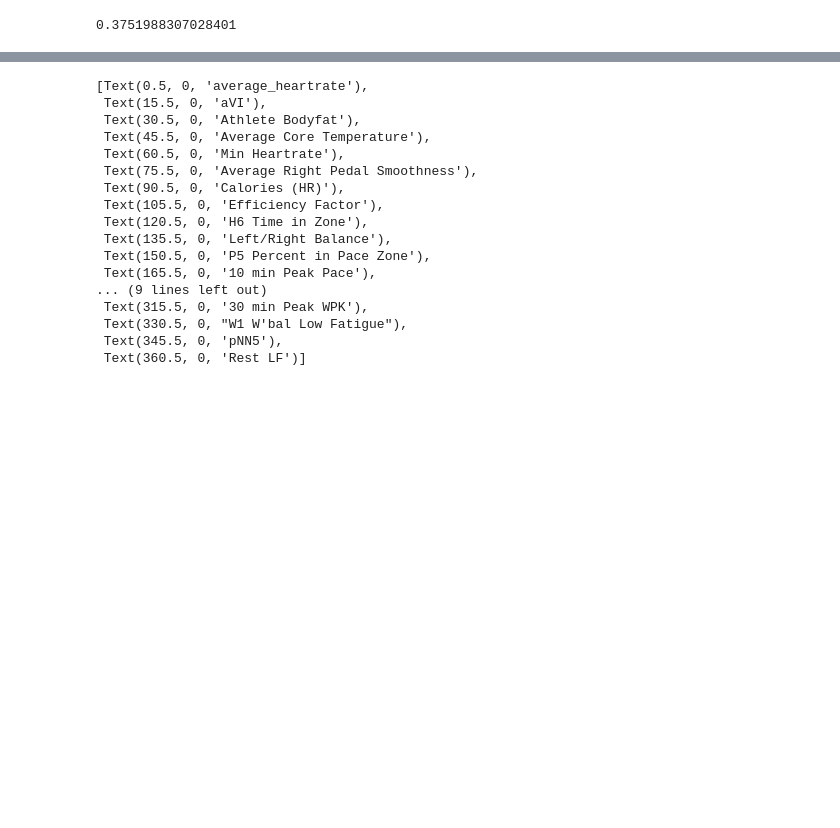
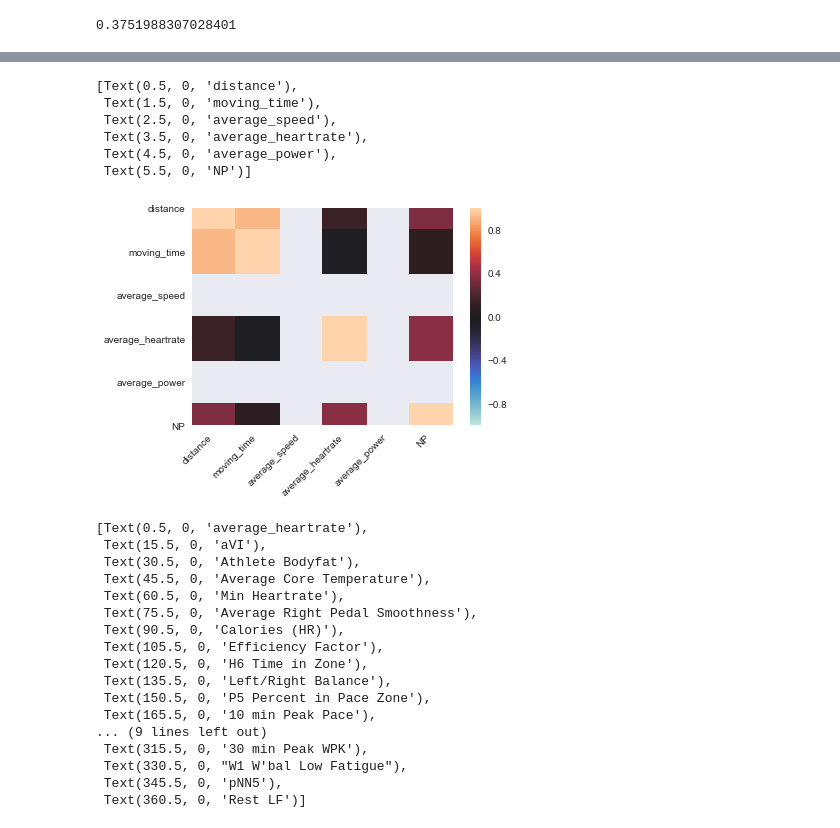
Before and after one commit to bhagyashreedhebe/Portfolios, a Jupyter notebook: Portfolio 1.ipynb, the cells around one changed output, grey strips where cells are left out. Saved outputs shown, nothing was run; the diff lists cells and outputs as text; code cells hidden in the pictures; blank space fills up the shorter version.

```diff
--- a/Portfolio 1.ipynb
+++ b/Portfolio 1.ipynb
@@ -286,0 +298,3 @@ import seaborn as sns
+# %%
+indexes = DataFrame(joined_df, columns = ['distance','moving_time','average_speed', 'average_heartrate','average_power','NP', 'elevation_gain'])
+print(indexes)
@@ -287,3 +319,15 @@ import seaborn as sns
+# %%
+corr =indexes.corr()
+ax = sns.heatmap(corr, vmin = -1,vmax=1,center=0, square=True)
+ax.set_xticklabels(ax.get_xticklabels(),rotation=45,horizontalalignment='right')
+# %% [output]
+[Text(0.5, 0, 'distance'),
+ Text(1.5, 0, 'moving_time'),
+ Text(2.5, 0, 'average_speed'),
+ Text(3.5, 0, 'average_heartrate'),
+ Text(4.5, 0, 'average_power'),
+ Text(5.5, 0, 'NP')]
+[figure, added]
 # %%
 corr =joined_df.corr()
 ax = sns.heatmap(corr,
```
Also changed, not shown: parts of 6 cells of this notebook.
